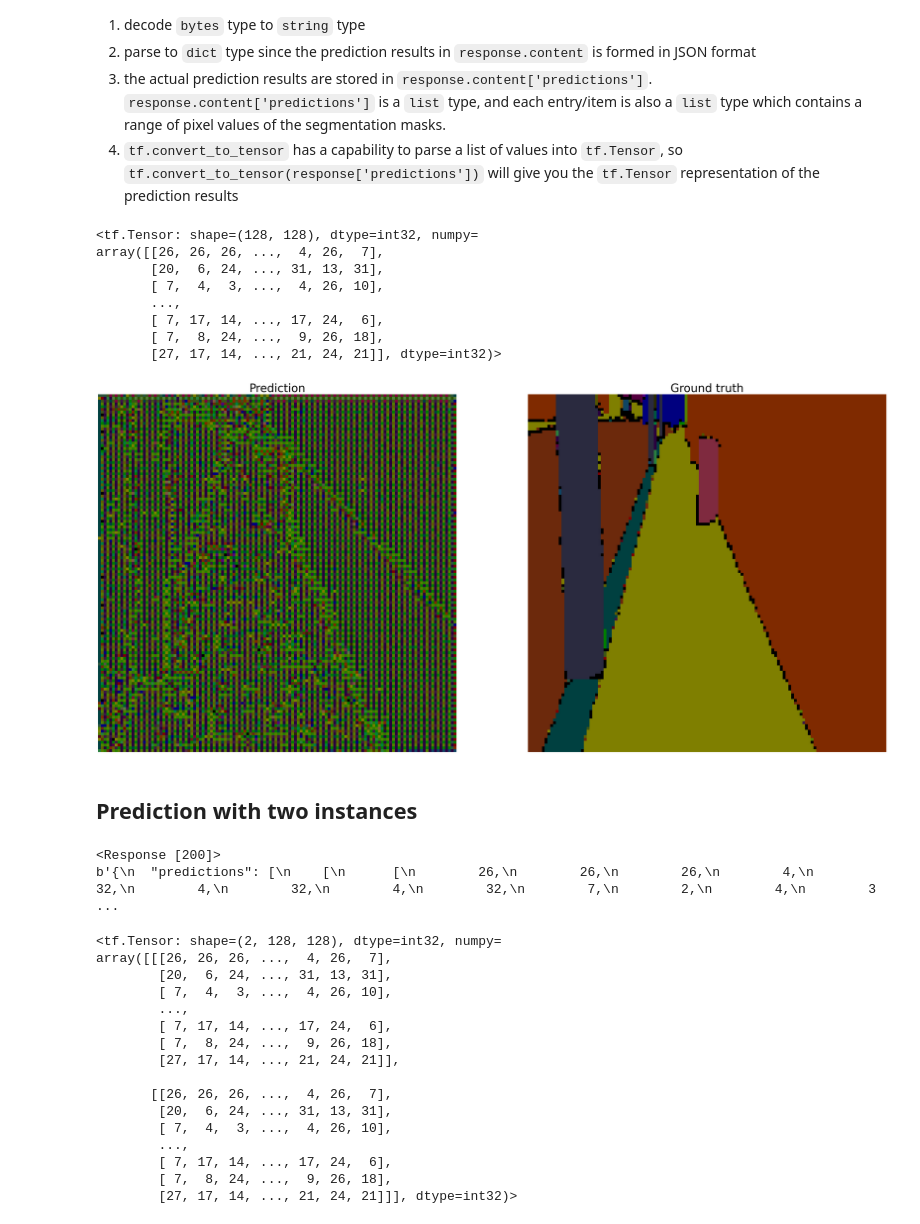
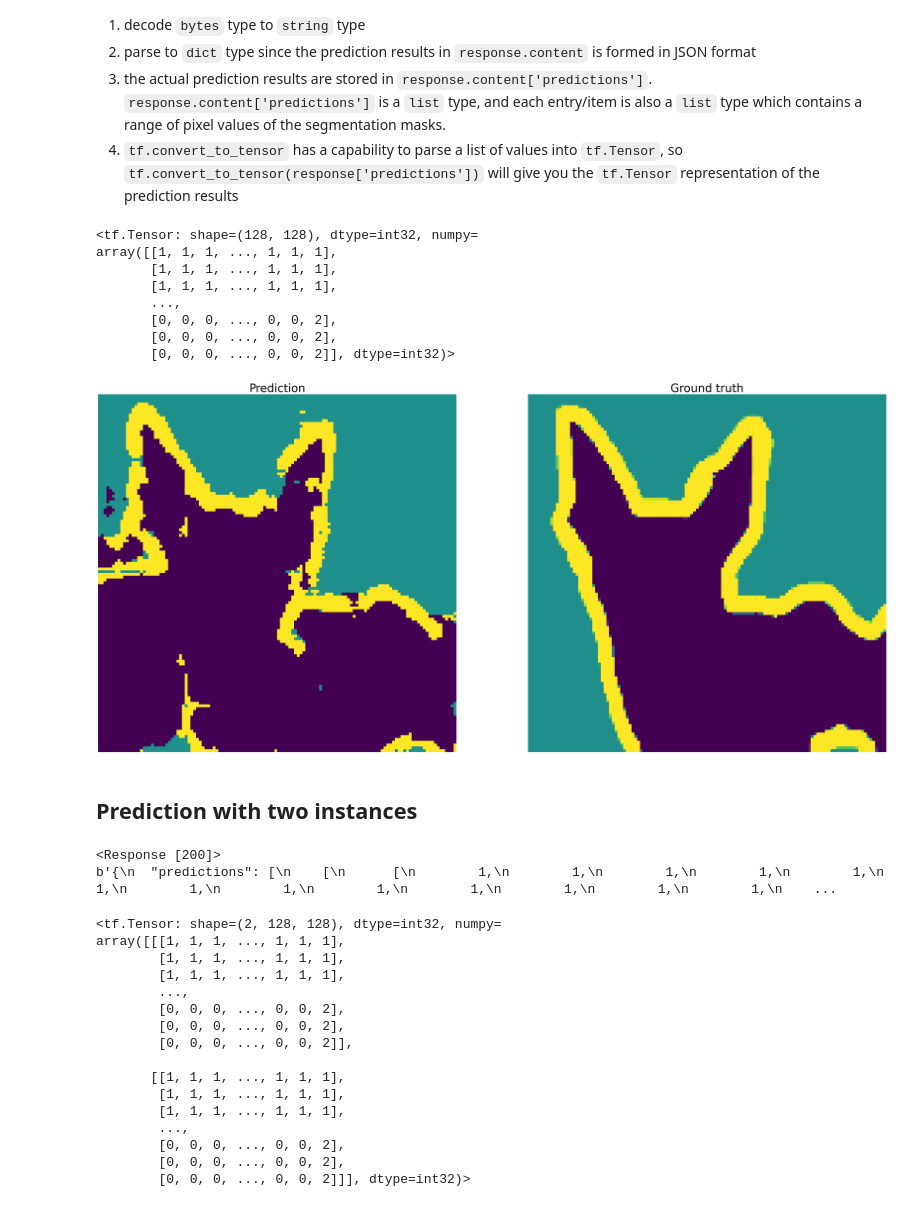
Before and after one commit to deep-diver/semantic-segmentation-ml-pipeline, a Jupyter notebook: notebooks/inference_from_SavedModel.ipynb, the cells around one changed output. Drawn from its saved outputs; the diff is of its cells as text; code cells hidden in the pictures.

```diff
--- a/notebooks/inference_from_SavedModel.ipynb
+++ b/notebooks/inference_from_SavedModel.ipynb
@@ -66,11 +65,11 @@ model = tf.keras.models.load_model(model_path)
 ### Load sidewalk dataset
 # %%
 test_image_path = tf.keras.utils.get_file(
-    "test-image.jpg", "https://i.ibb.co/whmGJr4/test-image.jpg"
+    "test-image.png", "https://i.ibb.co/F58NjRq/test-image.png"
 )
 
 test_label_path = tf.keras.utils.get_file(
-    "gt-image.jpg", "https://i.ibb.co/nDg4Pxv/test-gt.jpg"
+    "gt-image.png", "https://i.ibb.co/BjPbS6c/gt-image.png"
 )
 # %% [markdown]
 ### Get a test image
@@ -83,12 +82,12 @@ with open(test_image_path, "rb") as f:
 with open(test_label_path, "rb") as f:
     gt_image = f.read()
 
-test_image = tf.io.decode_jpeg(test_image, channels=3)
-test_gt = tf.io.decode_jpeg(gt_image, channels=1)
+test_image = tf.io.decode_png(test_image, channels=3)
+test_gt = tf.io.decode_png(gt_image, channels=1)
 
-test_image = tf.image.resize(test_image, (128, 128))
+# test_image = tf.image.resize(test_image, (128, 128))
 test_image = test_image / 255
-test_gt = tf.image.resize(test_gt, (128, 128))
+# test_gt = tf.image.resize(test_gt, (128, 128))
 
 input_numpy = np.array(test_image)
 input_tensor = tf.convert_to_tensor(input_numpy)
@@ -166,19 +110,15 @@ def get_seg_overlay(image, seg):
 # %%
 import matplotlib.pyplot as plt
-
-pred_img = get_seg_overlay(test_image, seg_mask.numpy())
-test_gt = tf.squeeze(test_gt)
-gt_img = get_seg_overlay(test_image, np.array(test_gt))
 
 f, axs = plt.subplots(1, 2)
 f.set_figheight(30)
 f.set_figwidth(50)
 
 axs[0].set_title("Prediction", {"fontsize": 40})
-axs[0].imshow(pred_img)
+axs[0].imshow(seg_mask)
 axs[0].axis("off")
 axs[1].set_title("Ground truth", {"fontsize": 40})
-axs[1].imshow(gt_img)
+axs[1].imshow(test_gt)
 axs[1].axis("off")
 
 plt.show()
@@ -200,7 +140,7 @@ import json
 # %%
 PROJECT_ID = "gcp-ml-172005"
 REGION = "us-central1"
-ENDPOINT_ID = "7762226636656738304"
+ENDPOINT_ID = "2220630858061053952"
 # %%
 !gcloud auth application-default login
 # %% [output]
@@ -288,33 +228,30 @@ seg_mask = tf.squeeze(seg_mask)
 seg_mask
 # %% [output]
 <tf.Tensor: shape=(128, 128), dtype=int32, numpy=
-array([[26, 26, 26, ...,  4, 26,  7],
-       [20,  6, 24, ..., 31, 13, 31],
-       [ 7,  4,  3, ...,  4, 26, 10],
+array([[1, 1, 1, ..., 1, 1, 1],
+       [1, 1, 1, ..., 1, 1, 1],
+       [1, 1, 1, ..., 1, 1, 1],
        ...,
-       [ 7, 17, 14, ..., 17, 24,  6],
-       [ 7,  8, 24, ...,  9, 26, 18],
-       [27, 17, 14, ..., 21, 24, 21]], dtype=int32)>
+       [0, 0, 0, ..., 0, 0, 2],
+       [0, 0, 0, ..., 0, 0, 2],
+       [0, 0, 0, ..., 0, 0, 2]], dtype=int32)>
 # %%
 import matplotlib.pyplot as plt
-
-pred_img = get_seg_overlay(test_image, seg_mask.numpy())
-gt_img = get_seg_overlay(test_image, np.array(test_gt))
 
 f, axs = plt.subplots(1, 2)
 f.set_figheight(30)
 f.set_figwidth(50)
 
 axs[0].set_title("Prediction", {"fontsize": 40})
-axs[0].imshow(pred_img)
+axs[0].imshow(seg_mask)
 axs[0].axis("off")
 axs[1].set_title("Ground truth", {"fontsize": 40})
-axs[1].imshow(gt_img)
+axs[1].imshow(test_gt)
 axs[1].axis("off")
 
 plt.show()
 # %% [output]
-[figure, old version]
+[figure, new version]
 # %% [markdown]
 ## Prediction with two instances
 # %%
@@ -323,7 +260,7 @@ print(response)
 print(response.content)
 # %% [output]
 <Response [200]>
-b'{\n  "predictions": [\n    [\n      [\n        26,\n        26,\n        26,\n        4,\n        32,\n        4,\n        32,\n        4,\n        32,\n        7,\n        2,\n        4,\n        3 ...
+b'{\n  "predictions": [\n    [\n      [\n        1,\n        1,\n        1,\n        1,\n        1,\n        1,\n        1,\n        1,\n        1,\n        1,\n        1,\n        1,\n        1,\n    ...
 # %%
 response = response.content.decode('utf-8')
 response = ast.literal_eval(response)
@@ -333,18 +270,18 @@ seg_mask = tf.squeeze(seg_mask)
 seg_mask
 # %% [output]
 <tf.Tensor: shape=(2, 128, 128), dtype=int32, numpy=
-array([[[26, 26, 26, ...,  4, 26,  7],
-        [20,  6, 24, ..., 31, 13, 31],
-        [ 7,  4,  3, ...,  4, 26, 10],
+array([[[1, 1, 1, ..., 1, 1, 1],
+        [1, 1, 1, ..., 1, 1, 1],
+        [1, 1, 1, ..., 1, 1, 1],
         ...,
-        [ 7, 17, 14, ..., 17, 24,  6],
-        [ 7,  8, 24, ...,  9, 26, 18],
-        [27, 17, 14, ..., 21, 24, 21]],
+        [0, 0, 0, ..., 0, 0, 2],
+        [0, 0, 0, ..., 0, 0, 2],
+        [0, 0, 0, ..., 0, 0, 2]],
 
-       [[26, 26, 26, ...,  4, 26,  7],
-        [20,  6, 24, ..., 31, 13, 31],
-        [ 7,  4,  3, ...,  4, 26, 10],
+       [[1, 1, 1, ..., 1, 1, 1],
+        [1, 1, 1, ..., 1, 1, 1],
+        [1, 1, 1, ..., 1, 1, 1],
         ...,
-        [ 7, 17, 14, ..., 17, 24,  6],
-        [ 7,  8, 24, ...,  9, 26, 18],
-        [27, 17, 14, ..., 21, 24, 21]]], dtype=int32)>
+        [0, 0, 0, ..., 0, 0, 2],
+        [0, 0, 0, ..., 0, 0, 2],
+        [0, 0, 0, ..., 0, 0, 2]]], dtype=int32)>
```
Also changed, not shown: parts of 11 cells of this notebook.
